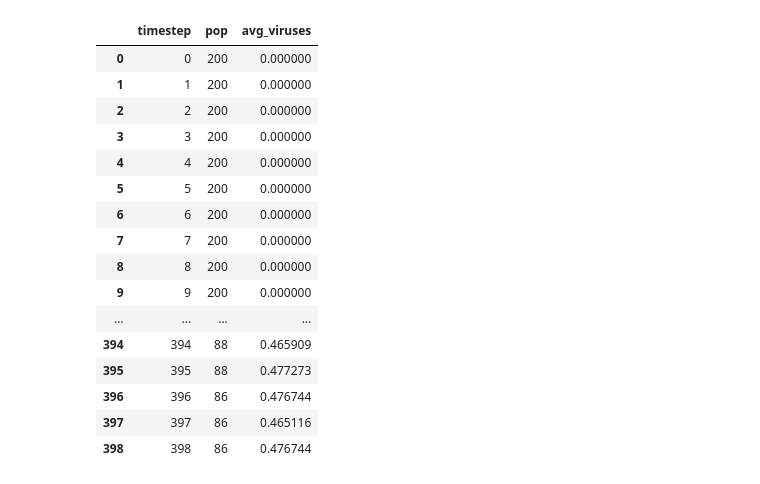
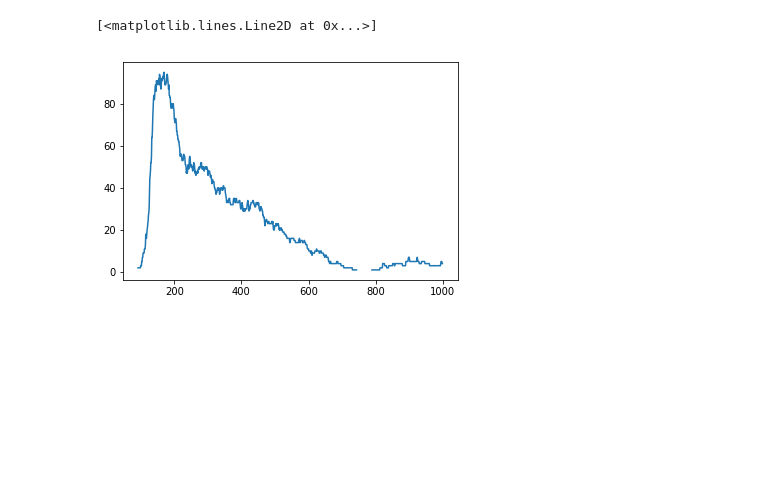
Before and after one commit to JoshJung17/VirusEvolution, a Jupyter notebook: logs/Untitled.ipynb, the cells around one changed output. Saved outputs shown, nothing was run; the diff lists cells and outputs as text; code cells hidden in the pictures; blank space fills up the shorter version.

```diff
--- a/logs/Untitled.ipynb
+++ b/logs/Untitled.ipynb
@@ -16,21 +25,6 @@ plt.plot(log['timestep'], log['pop'])
-# %%
-log
-# %% [output]
-|  | timestep | pop | avg_viruses |
-| 0 | 0 | 200 | 0.000000 |
-| 1 | 1 | 200 | 0.000000 |
-| 2 | 2 | 200 | 0.000000 |
-| 3 | 3 | 200 | 0.000000 |
-| 4 | 4 | 200 | 0.000000 |
-| 5 | 5 | 200 | 0.000000 |
-| 6 | 6 | 200 | 0.000000 |
-| 7 | 7 | 200 | 0.000000 |
-| 8 | 8 | 200 | 0.000000 |
-| 9 | 9 | 200 | 0.000000 |
-| ... | ... | ... | ... |
-| 394 | 394 | 88 | 0.465909 |
-| 395 | 395 | 88 | 0.477273 |
-| 396 | 396 | 86 | 0.476744 |
-| 397 | 397 | 86 | 0.465116 |
-| 398 | 398 | 86 | 0.476744 |
+# %%
+plt.plot(log['t'], log['virus_1_cnt'])
+# %% [output]
+[<matplotlib.lines.Line2D at 0x...>]
+[figure, added]
 # %%
```
Also changed, not shown: parts of 4 cells of this notebook, 11 other files.
